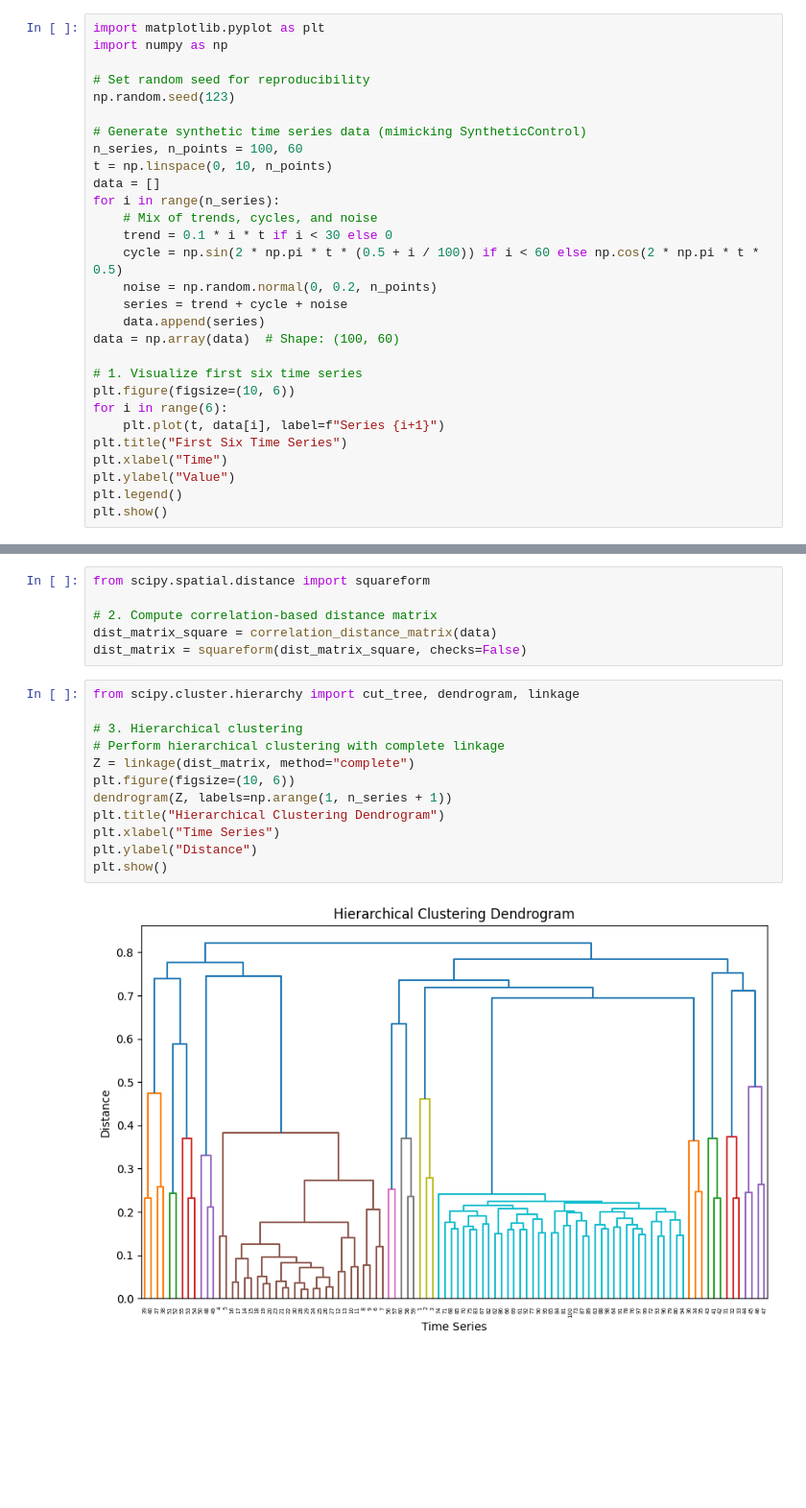
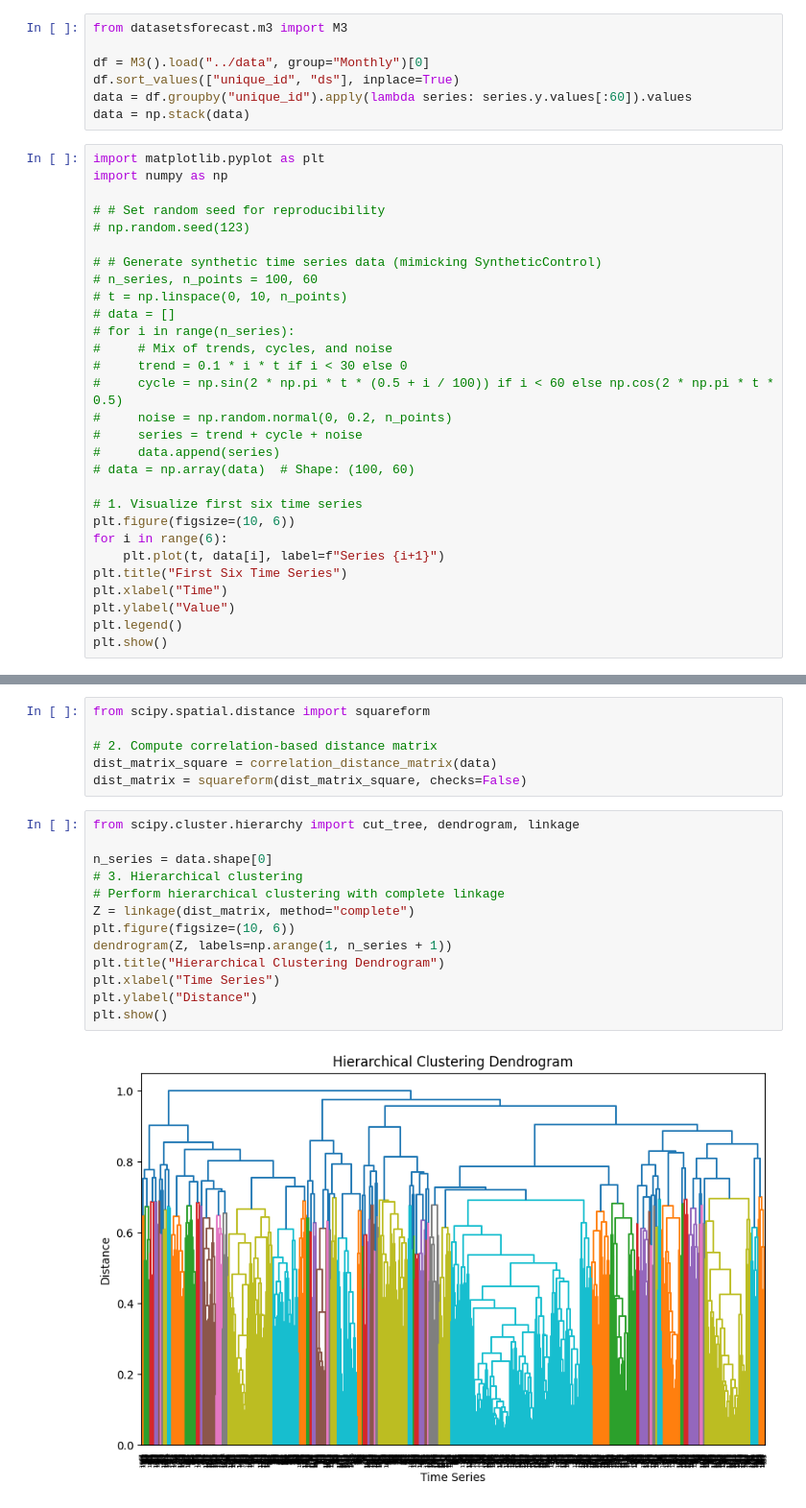
Before and after one commit to Jha-Pranav/ts, a Jupyter notebook: nbs/clustering/clustering.ipynb, the cells around one changed output, grey strips where cells are left out. Shown at 96% size. Drawn from its saved outputs; the diff is of its cells as text; blank space fills up the shorter version.

```diff
--- a/nbs/clustering/clustering.ipynb
+++ b/nbs/clustering/clustering.ipynb
@@ -1,24 +1,31 @@
 # %%
 # https://rpubs.com/imartinezl/tsclustering
+# %%
+from datasetsforecast.m3 import M3
+
+df = M3().load("../data", group="Monthly")[0]
+df.sort_values(["unique_id", "ds"], inplace=True)
+data = df.groupby("unique_id").apply(lambda series: series.y.values[:60]).values
+data = np.stack(data)
 # %%
 import matplotlib.pyplot as plt
 import numpy as np
 
-# Set random seed for reproducibility
-np.random.seed(123)
+# # Set random seed for reproducibility
+# np.random.seed(123)
 
-# Generate synthetic time series data (mimicking SyntheticControl)
-n_series, n_points = 100, 60
-t = np.linspace(0, 10, n_points)
-data = []
-for i in range(n_series):
-    # Mix of trends, cycles, and noise
-    trend = 0.1 * i * t if i < 30 else 0
-    cycle = np.sin(2 * np.pi * t * (0.5 + i / 100)) if i < 60 else np.cos(2 * np.pi * t * 0.5)
-    noise = np.random.normal(0, 0.2, n_points)
-    series = trend + cycle + noise
-    data.append(series)
-data = np.array(data)  # Shape: (100, 60)
+# # Generate synthetic time series data (mimicking SyntheticControl)
+# n_series, n_points = 100, 60
+# t = np.linspace(0, 10, n_points)
+# data = []
+# for i in range(n_series):
+#     # Mix of trends, cycles, and noise
+#     trend = 0.1 * i * t if i < 30 else 0
+#     cycle = np.sin(2 * np.pi * t * (0.5 + i / 100)) if i < 60 else np.cos(2 * np.pi * t * 0.5)
+#     noise = np.random.normal(0, 0.2, n_points)
+#     series = trend + cycle + noise
+#     data.append(series)
+# data = np.array(data)  # Shape: (100, 60)
 
 # 1. Visualize first six time series
 plt.figure(figsize=(10, 6))
@@ -62,16 +69,17 @@ dist_matrix = squareform(dist_matrix_square, checks=False)
 # %%
 from scipy.cluster.hierarchy import cut_tree, dendrogram, linkage
 
+n_series = data.shape[0]
 # 3. Hierarchical clustering
 # Perform hierarchical clustering with complete linkage
 Z = linkage(dist_matrix, method="complete")
 plt.figure(figsize=(10, 6))
 dendrogram(Z, labels=np.arange(1, n_series + 1))
 plt.title("Hierarchical Clustering Dendrogram")
 plt.xlabel("Time Series")
 plt.ylabel("Distance")
 plt.show()
 # %% [output]
-[figure, old version]
+[figure, new version]
 # %%
 # Cut tree to get 6 clusters
```
Also changed, not shown: parts of 7 cells of this notebook, 2 other files.
